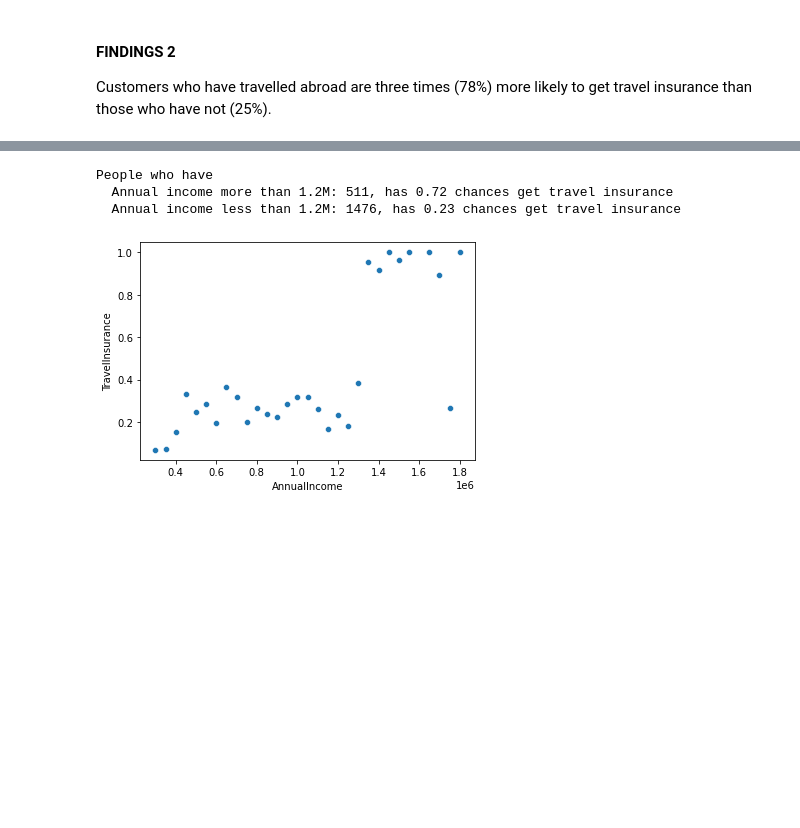
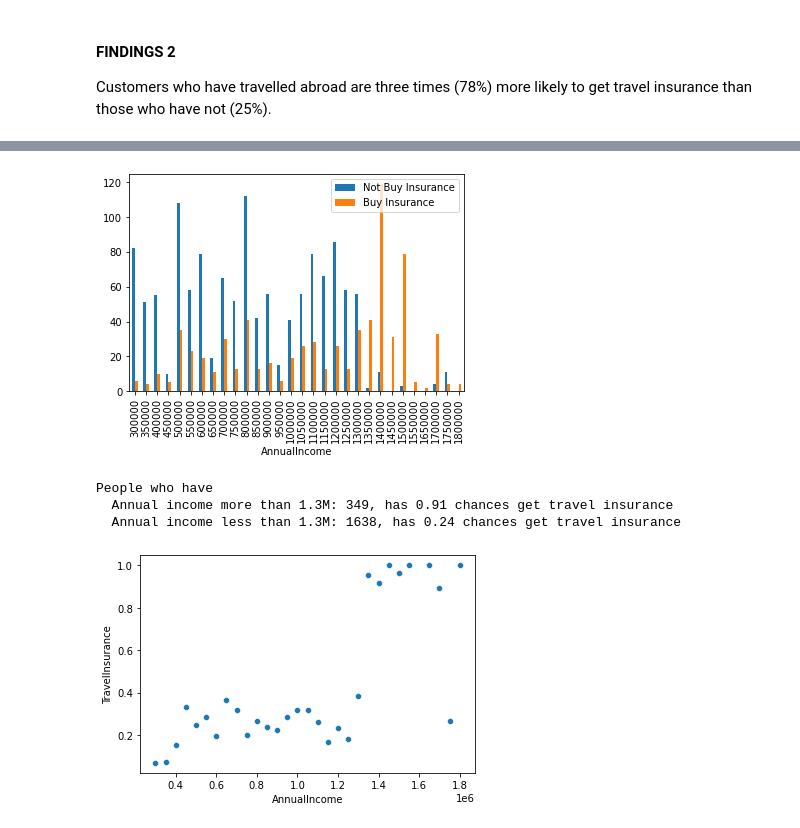
Before and after one commit to n2tp1311/da-case-study, a Jupyter notebook: notebook.ipynb, the cells around one changed output, grey strips where cells are left out. Cells and saved outputs as stored; diff of their text form; code cells hidden in the pictures; blank space fills up the shorter version.

```diff
--- a/notebook.ipynb
+++ b/notebook.ipynb
@@ -127,17 +124,21 @@ TravelInsurance
+# %%
+my_crosstab(customers, 'AnnualIncome', 'TravelInsurance', legend=['Not Buy Insurance', 'Buy Insurance'] )
+# %% [output]
+[figure, added]
 # %%
-more_1_2_million = customers.AnnualIncome > 1200000
-n_people_more_1_2_million = sum(more_1_2_million)
-n_people_less_1_2_million = customers.shape[0] - n_people_more_1_2_million
+more_1_3_million = customers.AnnualIncome > 1300000
+n_people_more_1_3_million = sum(more_1_3_million)
+n_people_less_1_3_million = customers.shape[0] - n_people_more_1_3_million
 print(
   """People who have
-  Annual income more than 1.2M: {}, has {} chances get travel insurance
-  Annual income less than 1.2M: {}, has {} chances get travel insurance
-      """.format(n_people_more_1_2_million, round(customers[more_1_2_million]['TravelInsurance'].mean(),2),
-                 n_people_less_1_2_million, round(customers[~more_1_2_million]['TravelInsurance'].mean(),2)))
+  Annual income more than 1.3M: {}, has {} chances get travel insurance
+  Annual income less than 1.3M: {}, has {} chances get travel insurance
+      """.format(n_people_more_1_3_million, round(customers[more_1_3_million]['TravelInsurance'].mean(),2),
+                 n_people_less_1_3_million, round(customers[~more_1_3_million]['TravelInsurance'].mean(),2)))
 # %% [output]
 People who have
-  Annual income more than 1.2M: 511, has 0.72 chances get travel insurance
-  Annual income less than 1.2M: 1476, has 0.23 chances get travel insurance
+  Annual income more than 1.3M: 349, has 0.91 chances get travel insurance
+  Annual income less than 1.3M: 1638, has 0.24 chances get travel insurance
 # %%
 # sns.histplot(data = customers, x= 'AnnualIncome')
 income_insurance = customers.groupby('AnnualIncome')['TravelInsurance'].mean()
```
Also changed, not shown: parts of 17 cells of this notebook.
